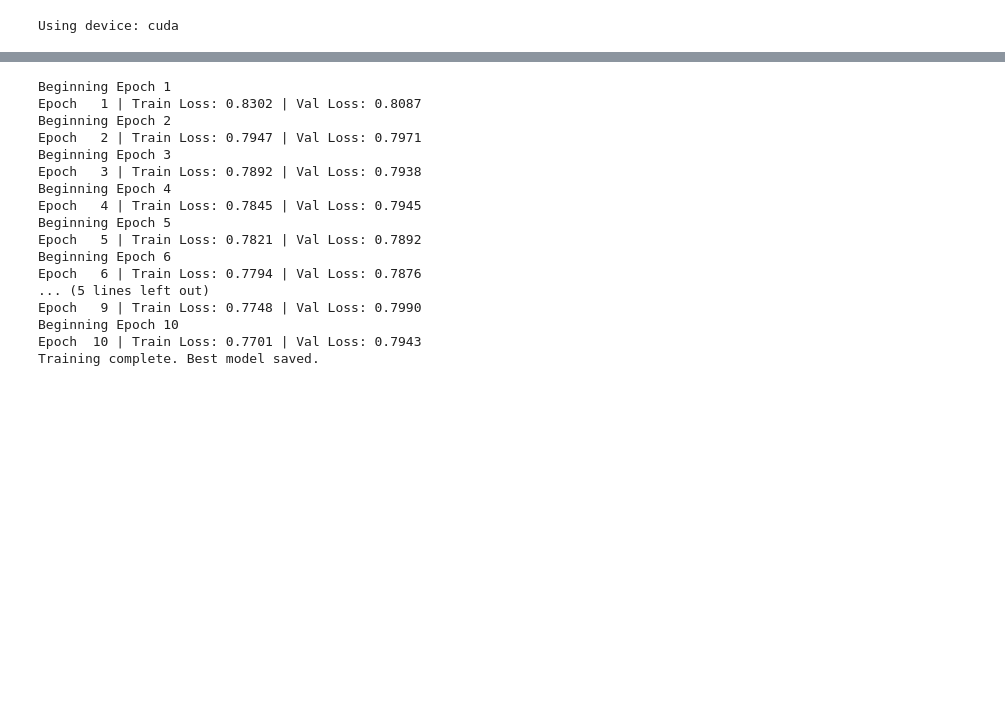
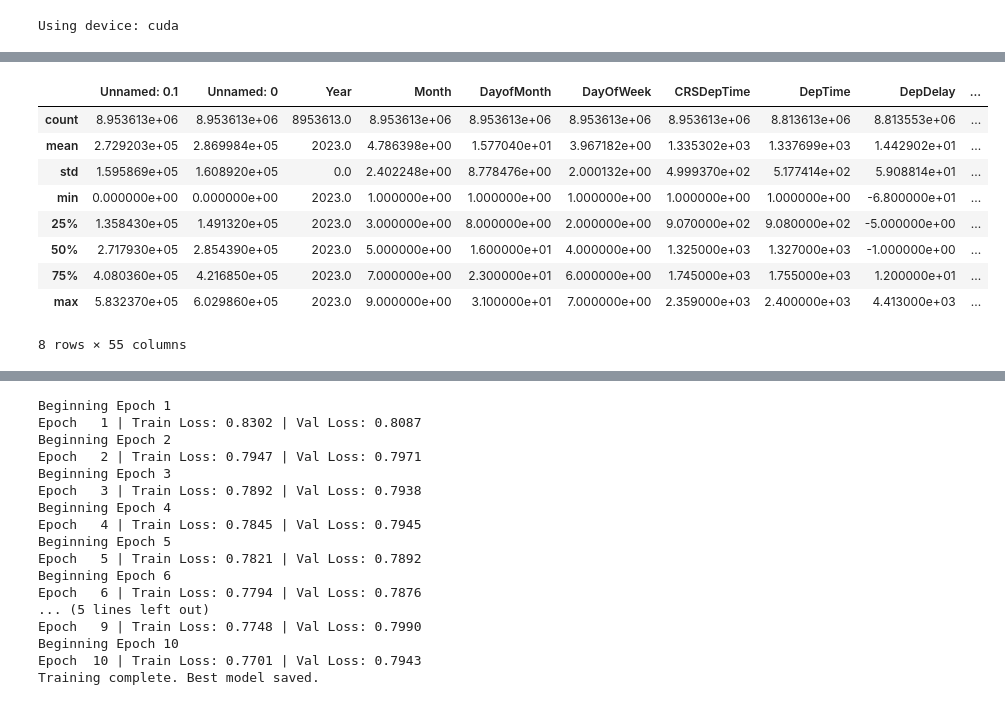
Before and after one commit to Erdos-Projects/spring-2026-airline-reliability, a Jupyter notebook: notebooks/lstm_target_encoding_classification.ipynb, the cells around one changed output, grey strips where cells are left out. Drawn from its saved outputs; the diff is of its cells as text; code cells hidden in the pictures; blank space fills up the shorter version.

```diff
--- a/notebooks/lstm_target_encoding_classification.ipynb
+++ b/notebooks/lstm_target_encoding_classification.ipynb
@@ -158,3 +185,10 @@ def train_model(model, train_loader, val_loader, pos_weight):
 #for the first ten months of 2023. you can change this around as well.
 file_paths = glob.glob('/content/drive/MyDrive/Erdos Project Data/combined-data-fix/*.csv')
 df = pd.concat([pd.read_csv(f) for f in file_paths[25:28]], ignore_index=True)
+# %%
+##Loads local data, for the purpose of code tesing
+path = os.path.join(r"C:\Users\David\Documents\GitHub\spring-2026-airline-reliability\combined-data", "2023_*.csv")
+
+all_files = glob.glob(path)
+df=[]
+df = pd.concat((pd.read_csv(f) for f in all_files), ignore_index=True)
@@ -188,3 +242,16 @@ df['delta_t'] = (df.groupby('Tail_Number')['UTC_CRSDepTime'].diff().dt.total_sec
 #removing cancelled flights and any rows that have NaN for some reason
 df = df[df['Cancelled'] ==0]
 df = df.dropna()
+# %%
+df.describe()
+# %% [output]
+|  | Unnamed: 0.1 | Unnamed: 0 | Year | Month | DayofMonth | DayOfWeek | CRSDepTime | DepTime | DepDelay | ... |
+| count | 8.953613e+06 | 8.953613e+06 | 8953613.0 | 8.953613e+06 | 8.953613e+06 | 8.953613e+06 | 8.953613e+06 | 8.813613e+06 | 8.813553e+06 | ... |
+| mean | 2.729203e+05 | 2.869984e+05 | 2023.0 | 4.786398e+00 | 1.577040e+01 | 3.967182e+00 | 1.335302e+03 | 1.337699e+03 | 1.442902e+01 | ... |
+| std | 1.595869e+05 | 1.608920e+05 | 0.0 | 2.402248e+00 | 8.778476e+00 | 2.000132e+00 | 4.999370e+02 | 5.177414e+02 | 5.908814e+01 | ... |
+| min | 0.000000e+00 | 0.000000e+00 | 2023.0 | 1.000000e+00 | 1.000000e+00 | 1.000000e+00 | 1.000000e+00 | 1.000000e+00 | -6.800000e+01 | ... |
+| 25% | 1.358430e+05 | 1.491320e+05 | 2023.0 | 3.000000e+00 | 8.000000e+00 | 2.000000e+00 | 9.070000e+02 | 9.080000e+02 | -5.000000e+00 | ... |
+| 50% | 2.717930e+05 | 2.854390e+05 | 2023.0 | 5.000000e+00 | 1.600000e+01 | 4.000000e+00 | 1.325000e+03 | 1.327000e+03 | -1.000000e+00 | ... |
+| 75% | 4.080360e+05 | 4.216850e+05 | 2023.0 | 7.000000e+00 | 2.300000e+01 | 6.000000e+00 | 1.745000e+03 | 1.755000e+03 | 1.200000e+01 | ... |
+| max | 5.832370e+05 | 6.029860e+05 | 2023.0 | 9.000000e+00 | 3.100000e+01 | 7.000000e+00 | 2.359000e+03 | 2.400000e+03 | 4.413000e+03 | ... |
+8 rows × 55 columns
```
Also changed, not shown: parts of 8 cells of this notebook.
